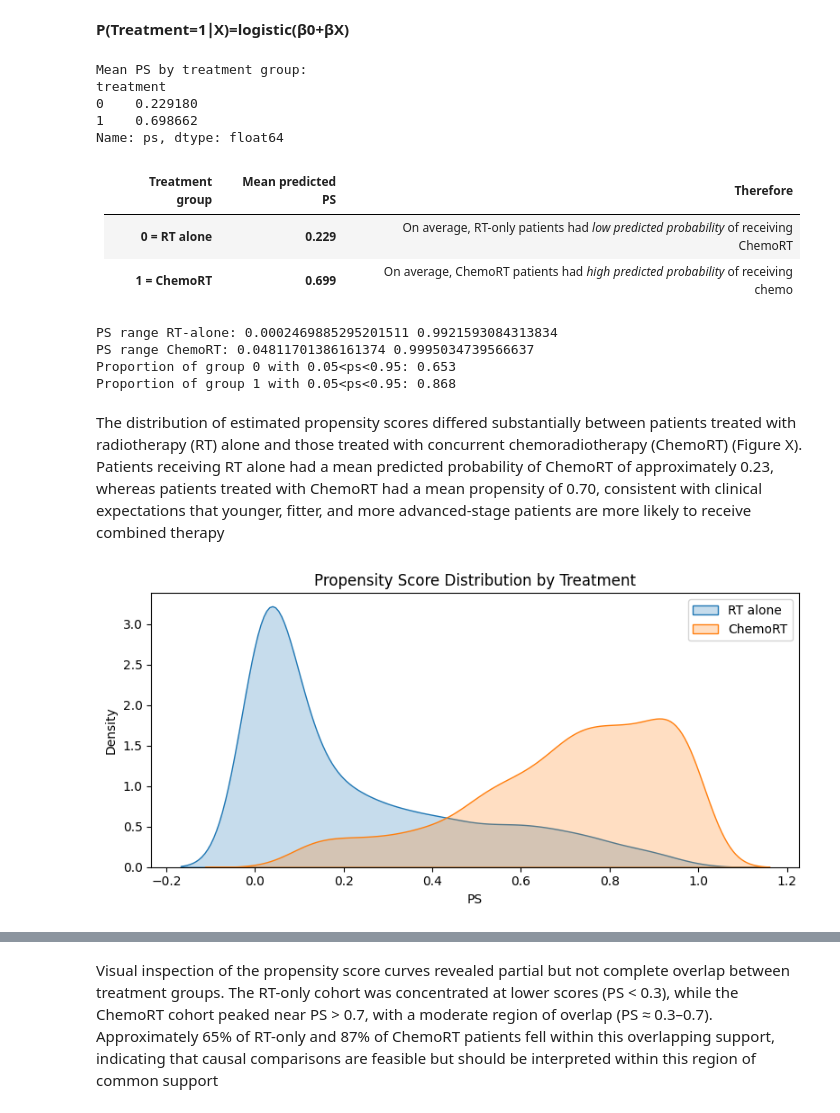
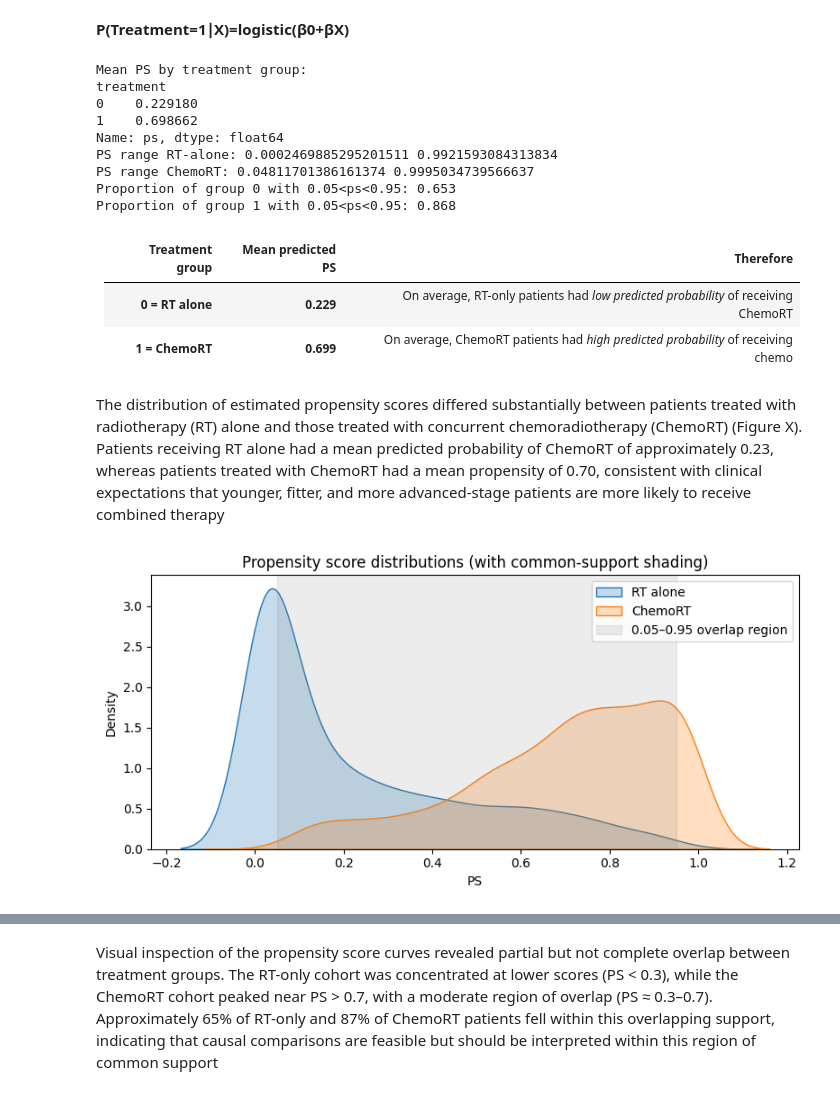
Before and after one commit to Doclikam/CausalMachineLearning-CRC-Drug-ResponsePrediction, a Jupyter notebook: Casual_Modelling.ipynb, the cells around one changed output, grey strips where cells are left out. Cells and saved outputs as stored; diff of their text form; code cells hidden in the pictures.

```diff
--- a/Casual_Modelling.ipynb
+++ b/Casual_Modelling.ipynb
@@ -121,26 +213,34 @@ rad_analysis['ps'] = ps
 # Save average predicted PS by treatment
 print("Mean PS by treatment group:")
 print(rad_analysis.groupby('treatment')['ps'].mean())
+
+
+print("PS range RT-alone:", rad_analysis.loc[rad_analysis['treatment']==0,'ps'].min(), rad_analysis.loc[rad_analysis['treatment']==0,'ps'].max())
+print("PS range ChemoRT:", rad_analysis.loc[rad_analysis['treatment']==1,'ps'].min(), rad_analysis.loc[rad_analysis['treatment']==1,'ps'].max())
+
+for g in [0,1]:
+    prop = ((rad_analysis['ps']>0.05)&(rad_analysis['ps']<0.95)&(rad_analysis['treatment']==g)).sum() / (rad_analysis['treatment']==g).sum()
+    print(f"Proportion of group {g} with 0.05<ps<0.95: {prop:.3f}")
+
+
+#save fitted preprocessor and logistic regression model
+joblib.dump(preprocessor, "outputs/ps_preprocessor.joblib")
+joblib.dump(logreg, "outputs/ps_logistic_model.joblib")
+
+# Save to CSV for reference
+pd.Series(ohe_cols, name='feature_name').to_csv("outputs/ps_model_features.csv", index=False)
 # %% [output]
 Mean PS by treatment group:
 treatment
 0    0.229180
 1    0.698662
 Name: ps, dtype: float64
+PS range RT-alone: 0.0002469885295201511 0.9921593084313834
+PS range ChemoRT: 0.04811701386161374 0.9995034739566637
+Proportion of group 0 with 0.05<ps<0.95: 0.653
+Proportion of group 1 with 0.05<ps<0.95: 0.868
 # %% [markdown]
 | Treatment group  | Mean predicted PS | Therefore                                                                                          |
 | ---------------- | ----------------- | ------------------------------------------------------------------------------------------------------ |
 | **0 = RT alone** | **0.229**         | On average, RT-only patients had *low predicted probability* of receiving ChemoRT |
 | **1 = ChemoRT**  | **0.699**         | On average, ChemoRT patients had *high predicted probability* of receiving chemo      |
-# %%
-print("PS range RT-alone:", rad_analysis.loc[rad_analysis['treatment']==0,'ps'].min(), rad_analysis.loc[rad_analysis['treatment']==0,'ps'].max())
-print("PS range ChemoRT:", rad_analysis.loc[rad_analysis['treatment']==1,'ps'].min(), rad_analysis.loc[rad_analysis['treatment']==1,'ps'].max())
-
-for g in [0,1]:
-    prop = ((rad_analysis['ps']>0.05)&(rad_analysis['ps']<0.95)&(rad_analysis['treatment']==g)).sum() / (rad_analysis['treatment']==g).sum()
-    print(f"Proportion of group {g} with 0.05<ps<0.95: {prop:.3f}")
-# %% [output]
-PS range RT-alone: 0.0002469885295201511 0.9921593084313834
-PS range ChemoRT: 0.04811701386161374 0.9995034739566637
-Proportion of group 0 with 0.05<ps<0.95: 0.653
-Proportion of group 1 with 0.05<ps<0.95: 0.868
@@ -157,13 +250,14 @@ Patients receiving RT alone had a mean predicted probability of ChemoRT of appro
 # %%
 #propesnity score distribution - check for overlap
 plt.figure(figsize=(8,4))
 sns.kdeplot(rad_analysis.loc[rad_analysis['treatment']==0, 'ps'], fill =True, label='RT alone')
 sns.kdeplot(rad_analysis.loc[rad_analysis['treatment']==1, 'ps'], fill =True, label = 'ChemoRT')
-plt.title("Propensity Score Distribution by Treatment")
+plt.axvspan(0.05, 0.95, color='grey', alpha=0.15, label='0.05–0.95 overlap region')
+plt.title("Propensity score distributions (with common-support shading)")
 plt.xlabel("PS")
 plt.legend()
 plt.tight_layout()
 plt.savefig("ps_distribution.png", dpi=150)
 plt.show()
 # %% [output]
-[figure, old version]
+[figure, new version]
```
Also changed, not shown: parts of 25 cells of this notebook.
